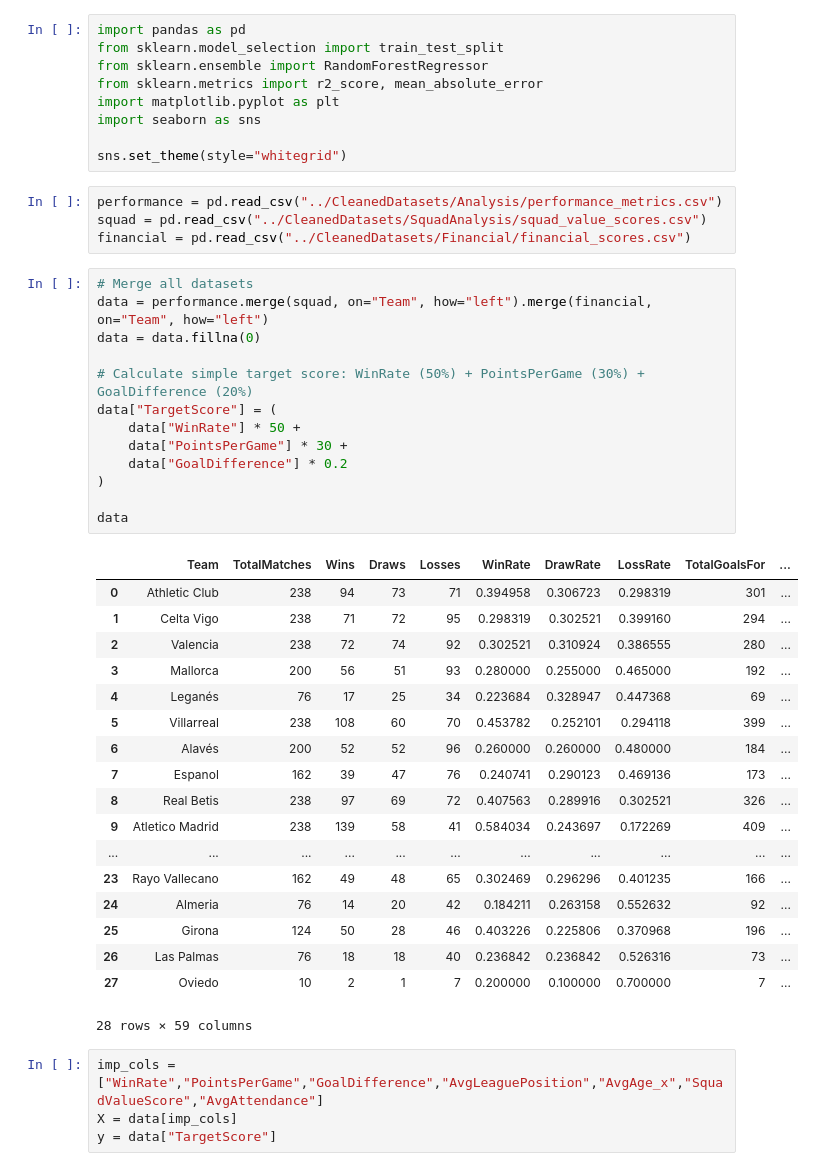
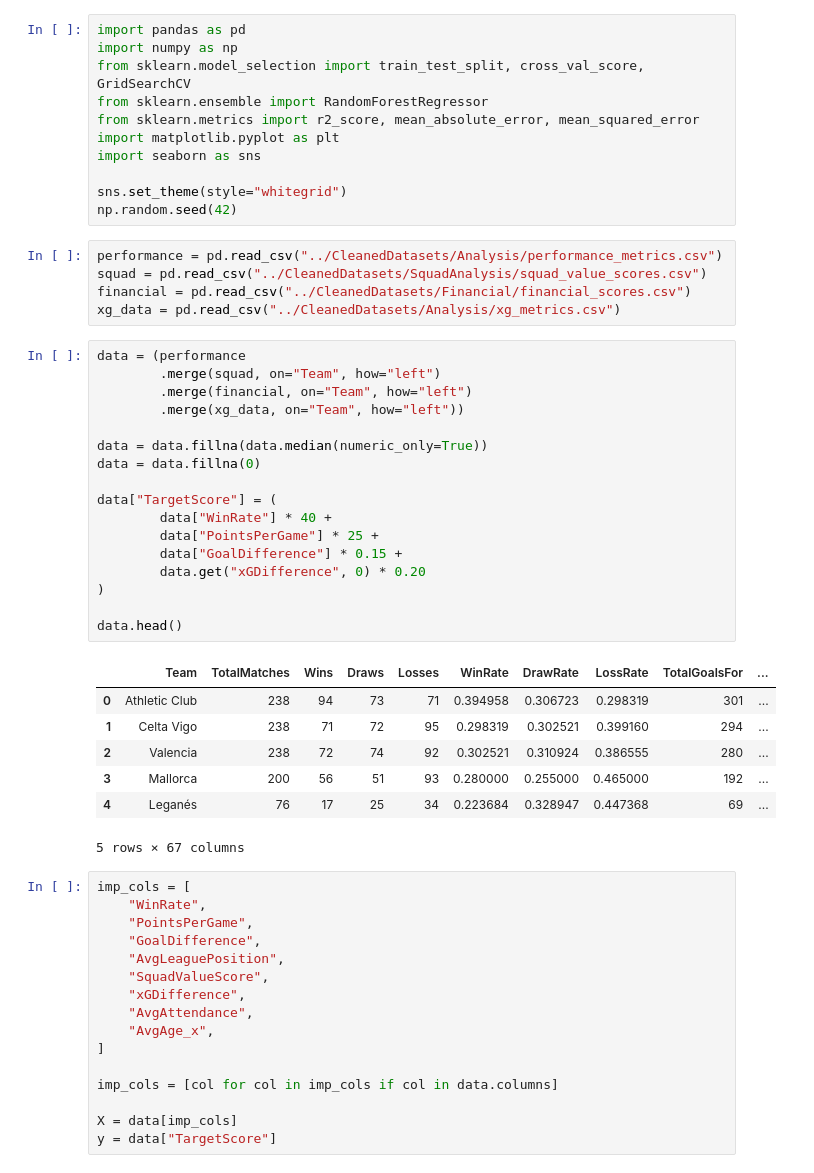
Before and after one commit to Divyanshu-Kumar19/LaLiga-Analysis, a Jupyter notebook: Analysis/src/modelling.ipynb, the cells around one changed output. Drawn from its saved outputs; the diff is of its cells as text.

```diff
--- a/Analysis/src/modelling.ipynb
+++ b/Analysis/src/modelling.ipynb
@@ -18,50 +9,58 @@ Uses Random Forest machine learning to identify top investment opportunities bas
 # %%
 import pandas as pd
-from sklearn.model_selection import train_test_split
+import numpy as np
+from sklearn.model_selection import train_test_split, cross_val_score, GridSearchCV
 from sklearn.ensemble import RandomForestRegressor
-from sklearn.metrics import r2_score, mean_absolute_error
+from sklearn.metrics import r2_score, mean_absolute_error, mean_squared_error
 import matplotlib.pyplot as plt
 import seaborn as sns
 
 sns.set_theme(style="whitegrid")
+np.random.seed(42)
 # %%
 performance = pd.read_csv("../CleanedDatasets/Analysis/performance_metrics.csv")
 squad = pd.read_csv("../CleanedDatasets/SquadAnalysis/squad_value_scores.csv")
 financial = pd.read_csv("../CleanedDatasets/Financial/financial_scores.csv")
+xg_data = pd.read_csv("../CleanedDatasets/Analysis/xg_metrics.csv")
 # %%
-# Merge all datasets
-data = performance.merge(squad, on="Team", how="left").merge(financial, on="Team", how="left")
+data = (performance
+        .merge(squad, on="Team", how="left")
+        .merge(financial, on="Team", how="left")
+        .merge(xg_data, on="Team", how="left"))
+
+data = data.fillna(data.median(numeric_only=True))
 data = data.fillna(0)
 
-# Calculate simple target score: WinRate (50%) + PointsPerGame (30%) + GoalDifference (20%)
 data["TargetScore"] = (
-    data["WinRate"] * 50 +
-    data["PointsPerGame"] * 30 +
-    data["GoalDifference"] * 0.2
+        data["WinRate"] * 40 +
+        data["PointsPerGame"] * 25 +
+        data["GoalDifference"] * 0.15 +
+        data.get("xGDifference", 0) * 0.20
 )
 
-data
+data.head()
 # %% [output]
 |  | Team | TotalMatches | Wins | Draws | Losses | WinRate | DrawRate | LossRate | TotalGoalsFor | ... |
 | 0 | Athletic Club | 238 | 94 | 73 | 71 | 0.394958 | 0.306723 | 0.298319 | 301 | ... |
 | 1 | Celta Vigo | 238 | 71 | 72 | 95 | 0.298319 | 0.302521 | 0.399160 | 294 | ... |
 | 2 | Valencia | 238 | 72 | 74 | 92 | 0.302521 | 0.310924 | 0.386555 | 280 | ... |
 | 3 | Mallorca | 200 | 56 | 51 | 93 | 0.280000 | 0.255000 | 0.465000 | 192 | ... |
 | 4 | Leganés | 76 | 17 | 25 | 34 | 0.223684 | 0.328947 | 0.447368 | 69 | ... |
-| 5 | Villarreal | 238 | 108 | 60 | 70 | 0.453782 | 0.252101 | 0.294118 | 399 | ... |
-| 6 | Alavés | 200 | 52 | 52 | 96 | 0.260000 | 0.260000 | 0.480000 | 184 | ... |
-| 7 | Espanol | 162 | 39 | 47 | 76 | 0.240741 | 0.290123 | 0.469136 | 173 | ... |
-| 8 | Real Betis | 238 | 97 | 69 | 72 | 0.407563 | 0.289916 | 0.302521 | 326 | ... |
-| 9 | Atletico Madrid | 238 | 139 | 58 | 41 | 0.584034 | 0.243697 | 0.172269 | 409 | ... |
-| ... | ... | ... | ... | ... | ... | ... | ... | ... | ... | ... |
-| 23 | Rayo Vallecano | 162 | 49 | 48 | 65 | 0.302469 | 0.296296 | 0.401235 | 166 | ... |
-| 24 | Almeria | 76 | 14 | 20 | 42 | 0.184211 | 0.263158 | 0.552632 | 92 | ... |
-| 25 | Girona | 124 | 50 | 28 | 46 | 0.403226 | 0.225806 | 0.370968 | 196 | ... |
-| 26 | Las Palmas | 76 | 18 | 18 | 40 | 0.236842 | 0.236842 | 0.526316 | 73 | ... |
-| 27 | Oviedo | 10 | 2 | 1 | 7 | 0.200000 | 0.100000 | 0.700000 | 7 | ... |
-28 rows × 59 columns
+5 rows × 67 columns
 # %%
-imp_cols = ["WinRate","PointsPerGame","GoalDifference","AvgLeaguePosition","AvgAge_x","SquadValueScore","AvgAttendance"]
+imp_cols = [
+    "WinRate",
+    "PointsPerGame",
+    "GoalDifference",
+    "AvgLeaguePosition",
+    "SquadValueScore",
+    "xGDifference",
+    "AvgAttendance",
+    "AvgAge_x",
+]
+
+imp_cols = [col for col in imp_cols if col in data.columns]
+
 X = data[imp_cols]
 y = data["TargetScore"]
 # %%
```
Also changed, not shown: parts of 8 cells of this notebook, 10 other files.
